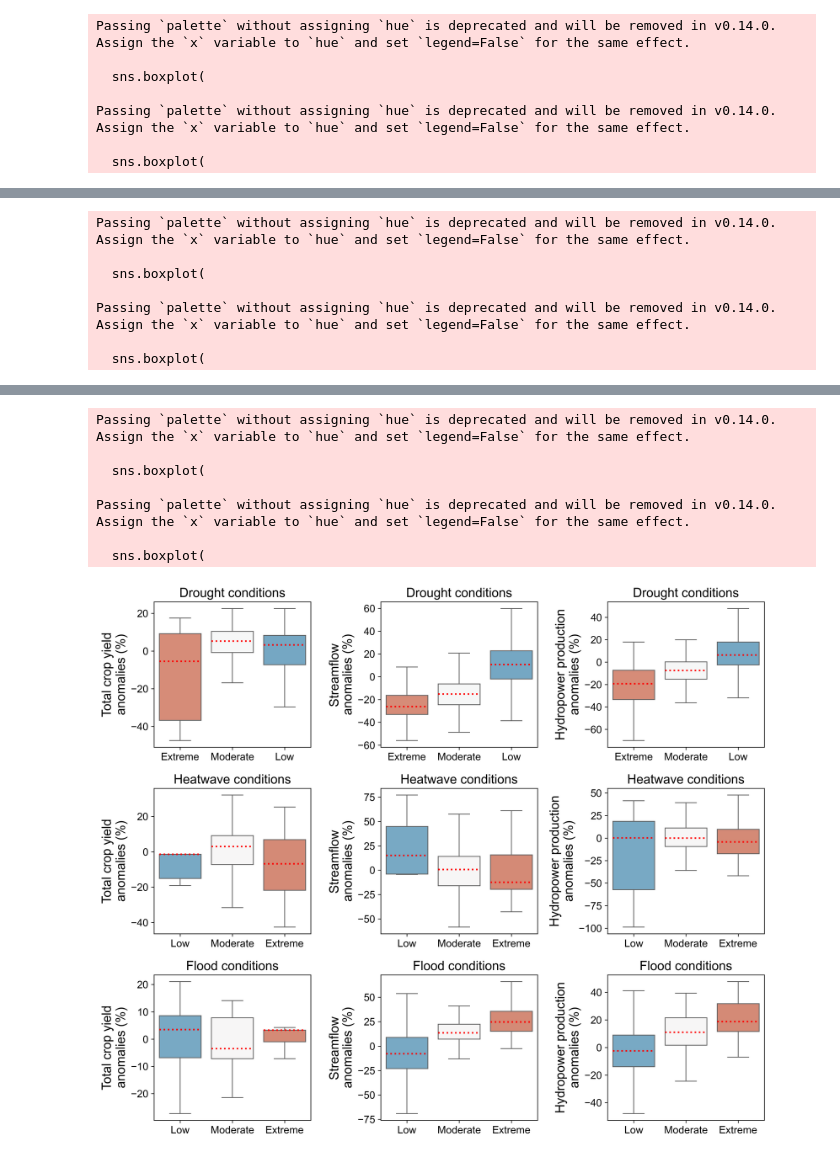
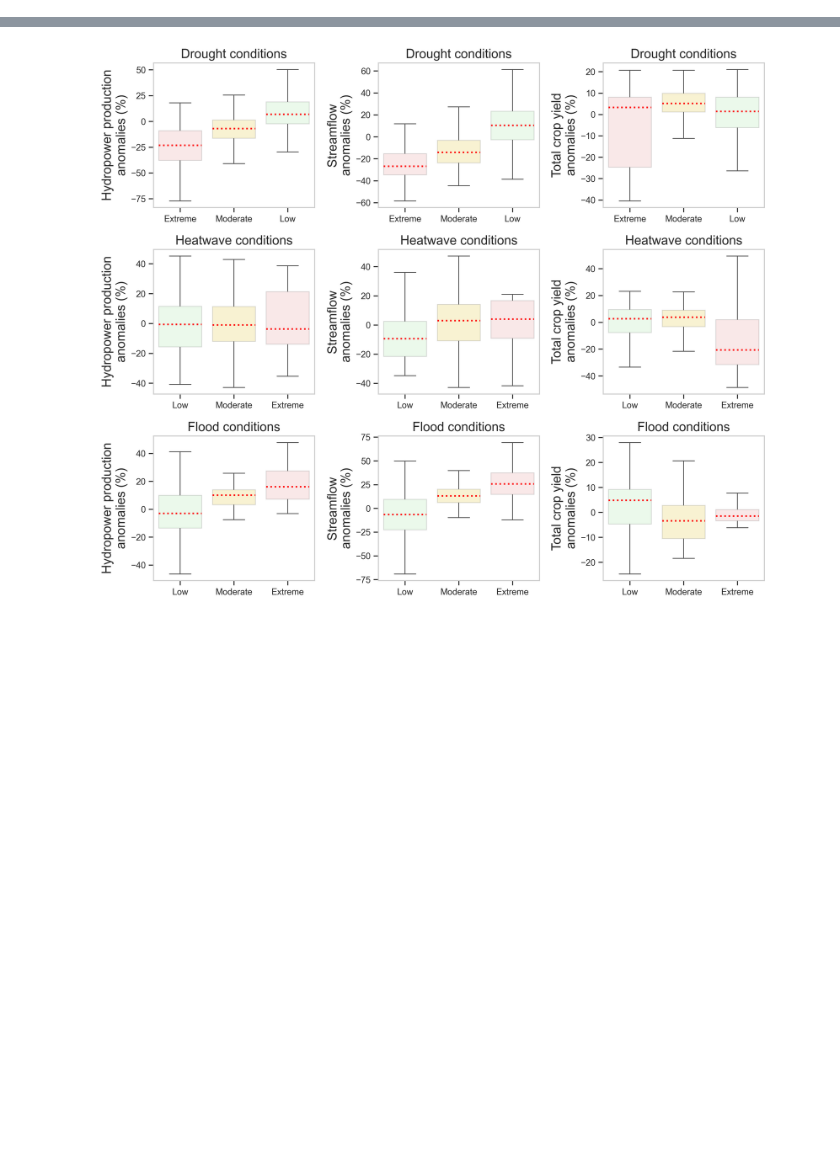
Before and after one commit to m-passos/hydroclimatic-hazards-impacts, a Jupyter notebook: Impact modelling/Total Impacts.ipynb, the cells around one changed output, grey strips where cells are left out. Cells and saved outputs as stored; diff of their text form; code cells hidden in the pictures; blank space fills up the shorter version.

```diff
--- a/Impact modelling/Total Impacts.ipynb
+++ b/Impact modelling/Total Impacts.ipynb
@@ -38,6 +38,6 @@ anomalies = anomalies.drop(columns=['Unnamed: 0'])
 # Merge data
 all_saved_data_merged = all_saved_data.merge(
     all_corr_df,
-    on=['Municipality', 'Aggregation', 'Trend', 'Impact variable', 'Hazard variable']
+    on=['Municipality', 'Aggregation', 'Trend', 'Impact variable', 'Hazard variable', 'Best_Degree']
 )
 # %%
@@ -102,10 +107,11 @@ import numpy as np
 all_average_anomalies=pd.DataFrame()
 all_saved_data_merged=all_saved_data.merge(all_corr_df, on=['Municipality',
  'Aggregation',
- 'Trend',
+ 'Trend', 'Best_Degree',
  'Impact variable',
  'Hazard variable'])
-att_thresholds={'SPEI12':-1, 'HWI': 4, 'DFI': 0.5} # extreme conditions
+#att_thresholds={'SPEI12':-1, 'HWI': 4, 'DFI': 0.5} # extreme conditions
+att_thresholds={'SPEI12':0, 'HWI': 0, 'DFI': 0} # moderate conditions
 att_hazards={'SPEI12':'Drought', 'HWI': 'Heatwave', 'DFI': 'Flood', 'Combined':'Combined'}
 trend='Linear'
 haz_vars=all_saved_data['Hazard variable'].unique()
@@ -122,17 +128,17 @@ for imp_var in imp_vars:
             chosen_corr=chosen_corr[chosen_corr['Impact variable']==imp_var]
             chosen_corr=chosen_corr[chosen_corr['Trend']==trend]
             chosen_corr=chosen_corr.dropna(subset='A')
-            max_corr_per_municipality = chosen_corr.groupby('Municipality').agg('max').reset_index()[['Municipality','Correlation']]
+            max_corr_per_municipality = chosen_corr.groupby('Municipality').agg('max').reset_index()[['Municipality','Correlation_CV_R2']]
             # Extract the necessary columns: Municipality and Aggregation
             max_corr_per_municipality = max_corr_per_municipality.merge(chosen_corr).drop_duplicates('Municipality')
             # Merge with max correlations to get relevant municipalities and weights
-            df = max_corr_per_municipality[['Municipality', 'Aggregation', 'Correlation','p','Hazard variable', 'Impact variable', 'Trend']].merge(att_df)
+            df = max_corr_per_municipality[['Municipality', 'Aggregation', 'Correlation_CV_R2','p','Hazard variable', 'Impact variable', 'Best_Degree', 'Trend']].merge(att_df)
             # Filter by index value, anomalies not attributed receive zero
             if haz_var=='SPEI12':
                 df.loc[df['Hazard value'] >= att_thresholds[haz_var], 'Observed anomalies'] = 0
             else:
                 df.loc[df['Hazard value'] <= att_thresholds[haz_var], 'Observed anomalies'] = 0
-            df.loc[df['Correlation'].isna(), 'Observed anomalies'] = 0
+            df.loc[df['Correlation_CV_R2'].isna(), 'Observed anomalies'] = 0
             # Attribute anomaly based on correlation
             df['Attributed impact']= df['Observed anomalies']
             df.loc[df['Attributed impact'] > 0, 'Attributed impact'] = 0 # Neglect positive impacts
@@ -202,7 +197,8 @@ import numpy as np
 import matplotlib.pyplot as plt
 
 fig, axes = plt.subplots(3, 3, figsize=(12, 10), dpi=300)
-axes = axes.flatten()
+
+
 
 # Set font properties for publication quality
 SIZE_DEFAULT = 14
@@ -220,16 +216,16 @@ trends = ['Linear']
 
 # Counter for subplot index
 plot_index = 0
-impvars = all_saved_data_merged['Impact variable'].unique()
-impvars = impvars[impvars != 'groundwater']
-impvars = impvars[impvars != 'livestock']
-hazvars = all_saved_data_merged['Hazard variable'].unique()
+impvars = ['hydro_prod', 'discharge', 'crop_yield_total']
+hazvars = ['SPEI12', 'HWI', 'DFI']
 
 impact_info = pd.read_excel(r'C:\Users\MarlonVieiraPassos\OneDrive - SEI\Documents\KTH PhD\Thesis Work\Task 2\Data\Variable List.xlsx', 'Impact')
 impact_info = impact_info[impact_info['Category'] != 'Economy']
 hazard_info = pd.read_excel(r'C:\Users\MarlonVieiraPassos\OneDrive - SEI\Documents\KTH PhD\Thesis Work\Task 2\Data\Variable List.xlsx', 'Hazard')
 
 hazard_labels = {'SPEI12': 'Drought', 'HWI': 'Heatwave', 'DFI': 'Flood'}
+
+colors = {'Low': 'lightgreen', 'Moderate': 'gold', 'Extreme': 'lightcoral'}
 
 # Define bin descriptions for each climate index
 bin_descriptions = {
@@ -239,8 +235,8 @@ bin_descriptions = {
         (0, np.inf): 'Low',
     },
     'HWI': {
-        (-np.inf, -4): 'Low',
-        (-4, 4): 'Moderate',
+        (-np.inf, 0): 'Low',
+        (0, 4): 'Moderate',
         (4, np.inf): 'Extreme'
     },
     'DFI': {
@@ -254,14 +250,13 @@ bin_descriptions = {
 all_medians = {}
 
 for trend in trends:
-    for hazvar in hazvars:
-        for impvar in impvars:
+    for i, hazvar in enumerate(hazvars):
+        for j, impvar in enumerate(impvars):
             plot_data = all_saved_data_merged[all_saved_data_merged['Trend'] == trend]
             plot_data = plot_data[plot_data['Hazard variable'] == hazvar]
             plot_data = plot_data[plot_data['Impact variable'] == impvar]
-            plot_data = plot_data.dropna(subset='Correlation')
-
-            ax = axes[plot_index]
+            plot_data = plot_data.dropna(subset='Correlation_CV_R2')
+            ax = axes[i, j]
 
             # Get correlation data
             chosen_corr = all_corr_df[all_corr_df['Hazard variable'] == hazvar]
@@ -269,7 +264,7 @@ for trend in trends:
             chosen_corr = chosen_corr[chosen_corr['Trend'] == trend]
             chosen_corr = chosen_corr.dropna(subset='A')
 
-            max_corr_per_municipality = chosen_corr.groupby('Municipality').agg('max').reset_index()[['Municipality', 'Correlation']]
+            max_corr_per_municipality = chosen_corr.groupby('Municipality').agg('max').reset_index()[['Municipality', 'Correlation_CV_R2']]
             max_corr_per_municipality = max_corr_per_municipality.merge(chosen_corr).drop_duplicates('Municipality')
             max_corr_per_municipality['Aggregation'] = max_corr_per_municipality['Aggregation'].astype(int)
             plot_data = max_corr_per_municipality.merge(plot_data)
@@ -279,7 +274,7 @@ for trend in trends:
             bin_edges = [edge[0] for edge in bins] + [bins[-1][1]]
             plot_data['Hazard Bin'] = pd.cut(plot_data['Hazard value'], bins=bin_edges)
 
-            # Extract the unique intervals from 'Hazard Bin'
+            # Extract the unique intervals for each hazard
             intervals = plot_data['Hazard Bin'].cat.categories
             data_for_bins = [plot_data[plot_data['Hazard Bin'] == interval]['Observed anomalies'].dropna() for interval in intervals]
             plot_data_df = pd.DataFrame({label: data for label, data in zip(bin_descriptions[hazvar].values(), data_for_bins)})
@@ -310,11 +305,11 @@ for trend in trends:
                 else:
                     print(f"{bin_label}: No data")
 
-            # Plot using Seaborn with color palette
-            if hazvar == 'SPEI12':
-                palette = "RdBu"
-            else:
-                palette = "RdBu_r"
+            # Add colors to corresponding hazard bins
+            interval_to_label = dict(zip(plot_data['Hazard Bin'].cat.categories, bin_descriptions[hazvar].values()))
+            plot_data['Hazard Bin'] = plot_data['Hazard Bin'].map(interval_to_label)
+
+            palette = colors
 
             sns.boxplot(
                 data=plot_data_long,
@@ -326,6 +321,10 @@ for trend in trends:
                 ax=ax
             )
 
+            # Apply transparency to the box plot fills
+            for patch in ax.patches:
+                patch.set_alpha(0.2)
+
             # Labels and title
             impvar_name = impact_info[impact_info['var'] == impvar]['Variable Name'].values[0]
             hazvar_name = hazard_info[hazard_info['var'] == hazvar]['Variable Name'].values[0]
@@ -334,8 +333,6 @@ for trend in trends:
             ax.set_title(hazard_labels[hazvar] + ' conditions')
             ax.grid(False)
             ax.tick_params(axis='both', which='both', bottom=True, top=False, left=True, right=False)
-
-            plot_index += 1
 
 # Print summary of all medians
 print("\n" + "="*50)
@@ -388,7 +369,0 @@ Extreme: -12.34%
-Passing `palette` without assigning `hue` is deprecated and will be removed in v0.14.0. Assign the `x` variable to `hue` and set `legend=False` for the same effect.
-
-  sns.boxplot(
-
-Passing `palette` without assigning `hue` is deprecated and will be removed in v0.14.0. Assign the `x` variable to `hue` and set `legend=False` for the same effect.
-
-  sns.boxplot(
@@ -404,7 +369,0 @@ Extreme: 3.29%
-Passing `palette` without assigning `hue` is deprecated and will be removed in v0.14.0. Assign the `x` variable to `hue` and set `legend=False` for the same effect.
-
-  sns.boxplot(
-
-Passing `palette` without assigning `hue` is deprecated and will be removed in v0.14.0. Assign the `x` variable to `hue` and set `legend=False` for the same effect.
-
-  sns.boxplot(
@@ -428,8 +370 @@ Flood - Hydropower production:
-Passing `palette` without assigning `hue` is deprecated and will be removed in v0.14.0. Assign the `x` variable to `hue` and set `legend=False` for the same effect.
-
-  sns.boxplot(
-
-Passing `palette` without assigning `hue` is deprecated and will be removed in v0.14.0. Assign the `x` variable to `hue` and set `legend=False` for the same effect.
-
-  sns.boxplot(
-[figure, old version]
+[figure, new version]
```
Also changed, not shown: parts of 7 cells of this notebook, 49 other files.
